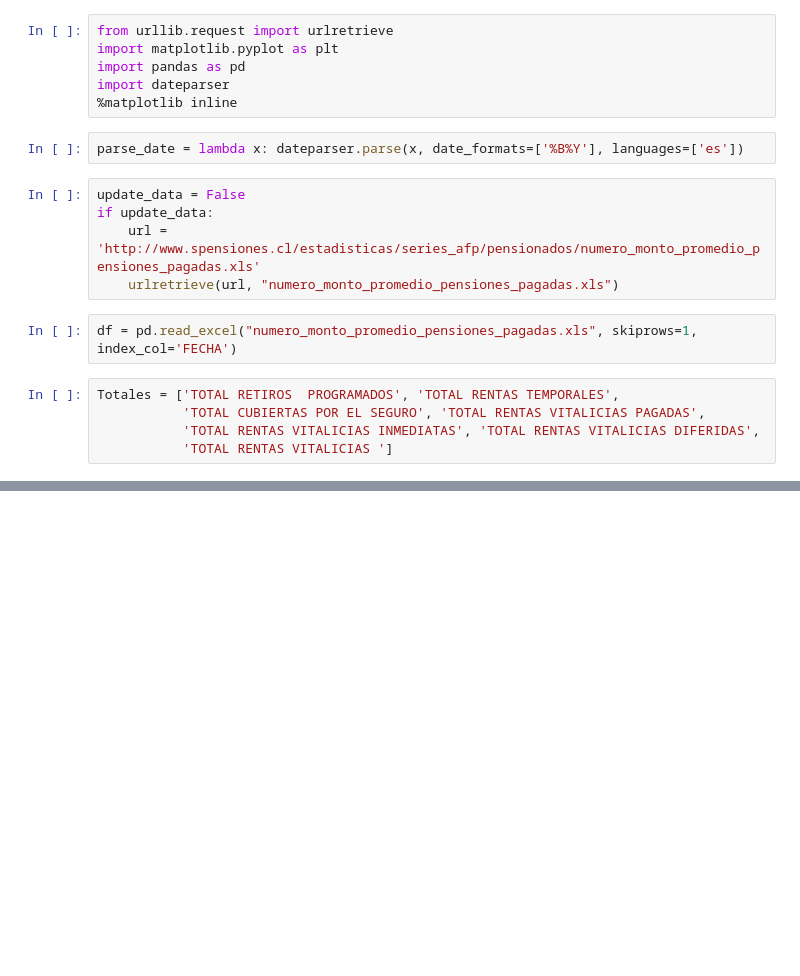
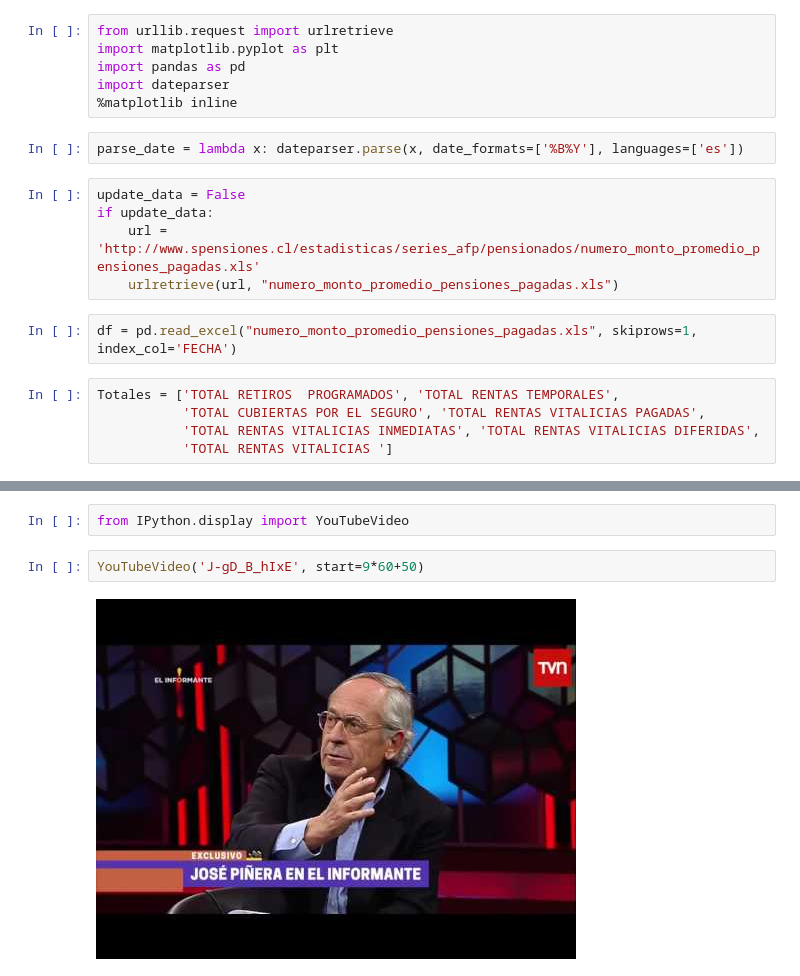
Before and after one commit to jrovegno/afp_pensiones, a Jupyter notebook: PensionesPromedioChileUF.ipynb, the cells around one changed output, grey strips where cells are left out. Saved outputs shown, nothing was run; the diff lists cells and outputs as text; blank space fills up the shorter version.

```diff
--- a/PensionesPromedioChileUF.ipynb
+++ b/PensionesPromedioChileUF.ipynb
@@ -44 +45,7 @@ for modalidad in Totales:
 ****************************************************************************************************
+# %%
+from IPython.display import YouTubeVideo
+# %%
+YouTubeVideo('J-gD_B_hIxE', start=9*60+50)
+# %% [output]
+[figure, added]
```
Also changed, not shown: parts of 8 cells of this notebook.
